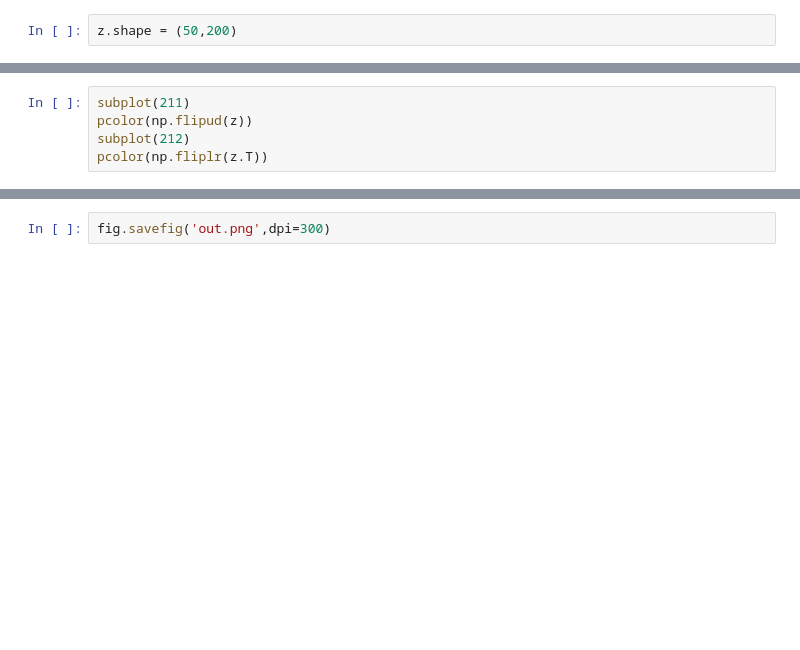
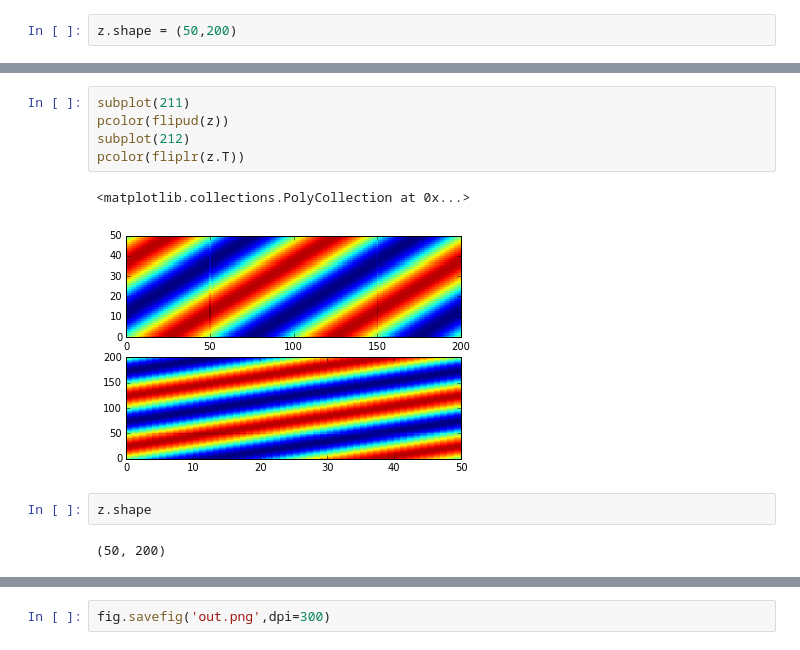
Before and after one commit to amizyuk/pyMHI, a Jupyter notebook: Meeting_02/store_test.ipynb, the cells around one changed output, grey strips where cells are left out. Saved outputs shown, nothing was run; the diff lists cells and outputs as text; blank space fills up the shorter version.

```diff
--- a/Meeting_02/store_test.ipynb
+++ b/Meeting_02/store_test.ipynb
@@ -69,7 +117,14 @@ pcolor(z)
 # %%
 subplot(211)
-pcolor(np.flipud(z))
+pcolor(flipud(z))
 subplot(212)
-pcolor(np.fliplr(z.T))
+pcolor(fliplr(z.T))
+# %% [output]
+<matplotlib.collections.PolyCollection at 0x...>
+[figure, added]
+# %%
+z.shape
+# %% [output]
+(50, 200)
 # %%
 subplot(211)
```
Also changed, not shown: parts of 27 cells of this notebook, 4 other files.
